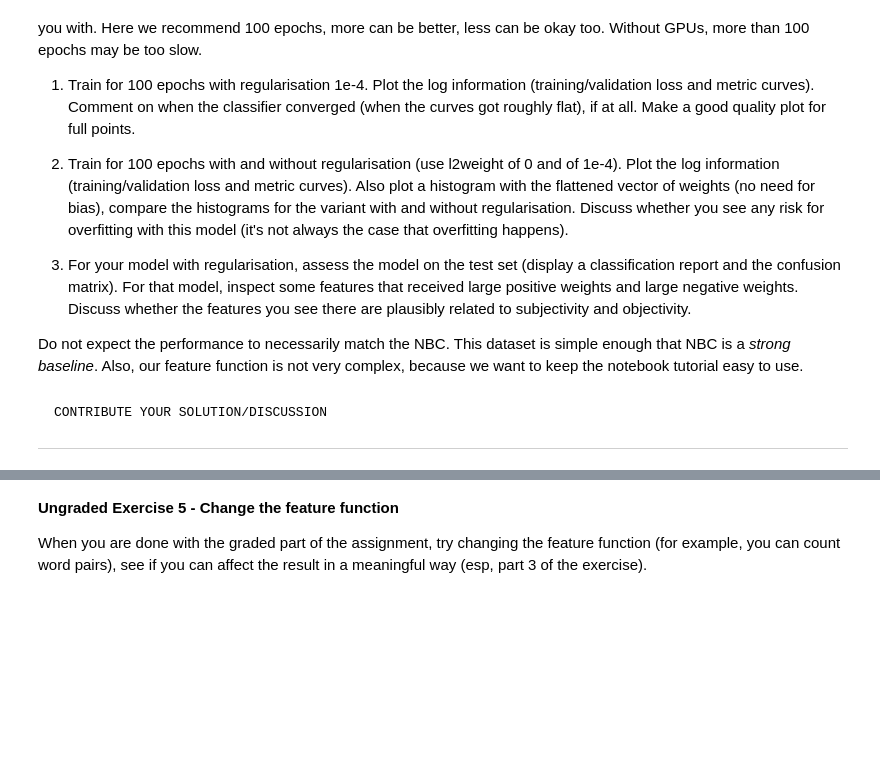
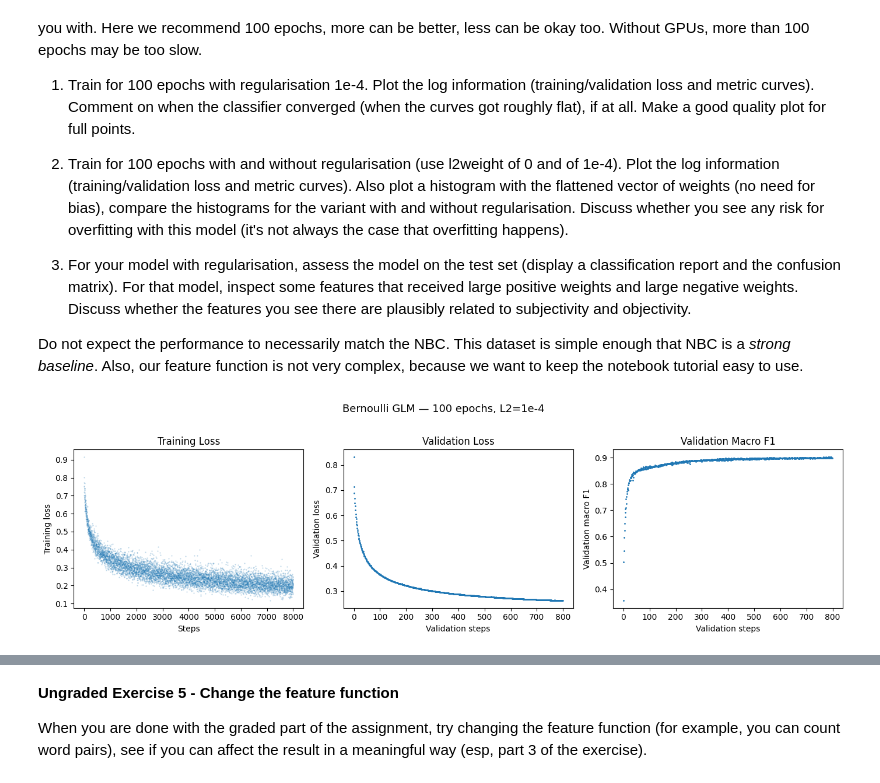
Before and after one commit to Hylkewierda/NTV, a Jupyter notebook: T2.ipynb, the cells around one changed output, grey strips where cells are left out. Saved outputs shown, nothing was run; the diff lists cells and outputs as text; code cells hidden in the pictures; blank space fills up the shorter version.

```diff
--- a/T2.ipynb
+++ b/T2.ipynb
@@ -1270,4 +1268,37 @@ Do not expect the performance to necessarily match the NBC. This dataset is simp
-# %% [markdown]
-	CONTRIBUTE YOUR SOLUTION/DISCUSSION
-
----
+# %%
+(bin_w_reg, bin_b_reg), bin_log_reg = train_model(
+    bin_cls,
+    bin_training_h_sparse,
+    bin_training_y,
+    bin_dev_h_sparse,
+    bin_dev_y,
+    lr0=5,
+    l2weight=1e-4,
+    batch_size=100,
+    num_epochs=100,
+    rng=np.random.RandomState(42),
+)
+
+# Plot training loss, validation loss, validation metric
+skip = 1
+fig, ax = plt.subplots(1, 3, figsize=(14, 4))
+ax[0].plot(np.arange(len(bin_log_reg['loss'][skip:])), bin_log_reg['loss'][skip:], '.', markersize=1, alpha=0.3)
+ax[0].set_ylabel("Training loss")
+ax[0].set_xlabel("Steps")
+ax[0].set_title("Training Loss")
+
+ax[1].plot(np.arange(len(bin_log_reg['val_loss'][skip:])), bin_log_reg['val_loss'][skip:], '.', markersize=2)
+ax[1].set_ylabel("Validation loss")
+ax[1].set_xlabel("Validation steps")
+ax[1].set_title("Validation Loss")
+
+ax[2].plot(np.arange(len(bin_log_reg['val_metric'][skip:])), bin_log_reg['val_metric'][skip:], '.', markersize=2)
+ax[2].set_ylabel("Validation macro F1")
+ax[2].set_xlabel("Validation steps")
+ax[2].set_title("Validation Macro F1")
+
+fig.suptitle("Bernoulli GLM — 100 epochs, L2=1e-4", y=1.02, fontsize=13)
+fig.tight_layout(h_pad=1, w_pad=1)
+plt.show()
+# %% [output]
+[figure, added]
```
Also changed, not shown: parts of 22 cells of this notebook.
